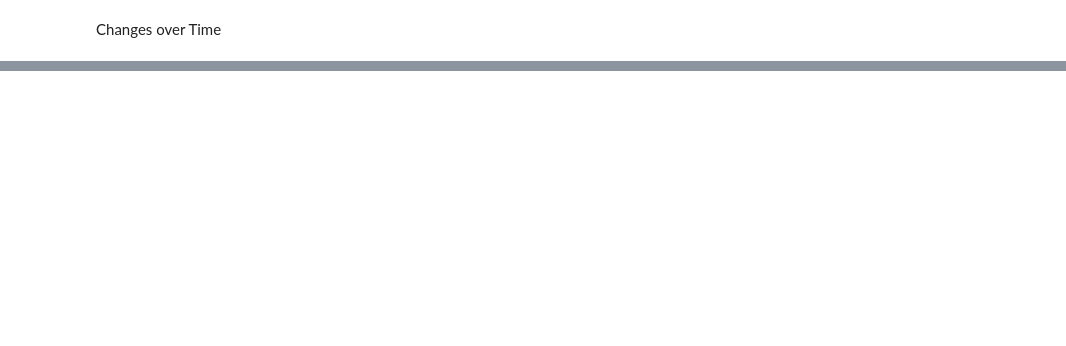
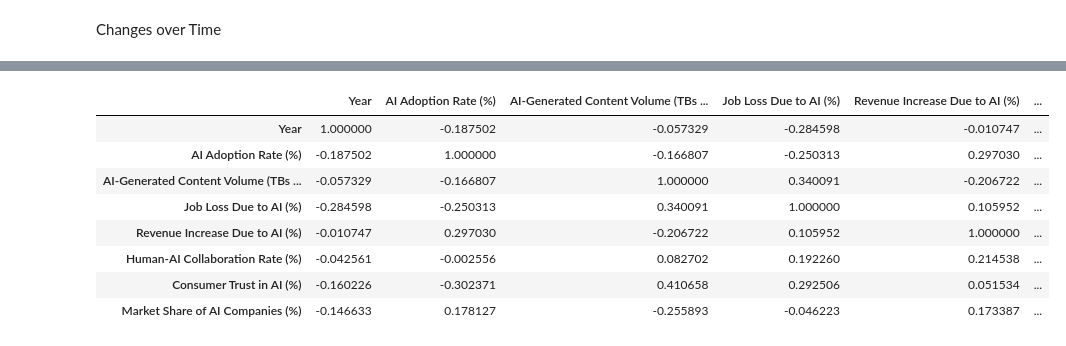
Before and after one commit to SaanvikaVanga/FTI-DSRP-AI_Impact_Research, a Jupyter notebook: Code_For_AI_Impact_Research.ipynb, the cells around one changed output, grey strips where cells are left out. Drawn from its saved outputs; the diff is of its cells as text; code cells hidden in the pictures; blank space fills up the shorter version.

```diff
--- a/Code_For_AI_Impact_Research.ipynb
+++ b/Code_For_AI_Impact_Research.ipynb
@@ -268,0 +434,12 @@ for i in cols:
+# %%
+gaming_df.corr(numeric_only=True)
+# %% [output]
+|  | Year | AI Adoption Rate (%) | AI-Generated Content Volume (TBs ... | Job Loss Due to AI (%) | Revenue Increase Due to AI (%) | ... |
+| Year | 1.000000 | -0.187502 | -0.057329 | -0.284598 | -0.010747 | ... |
+| AI Adoption Rate (%) | -0.187502 | 1.000000 | -0.166807 | -0.250313 | 0.297030 | ... |
+| AI-Generated Content Volume (TBs ... | -0.057329 | -0.166807 | 1.000000 | 0.340091 | -0.206722 | ... |
+| Job Loss Due to AI (%) | -0.284598 | -0.250313 | 0.340091 | 1.000000 | 0.105952 | ... |
+| Revenue Increase Due to AI (%) | -0.010747 | 0.297030 | -0.206722 | 0.105952 | 1.000000 | ... |
+| Human-AI Collaboration Rate (%) | -0.042561 | -0.002556 | 0.082702 | 0.192260 | 0.214538 | ... |
+| Consumer Trust in AI (%) | -0.160226 | -0.302371 | 0.410658 | 0.292506 | 0.051534 | ... |
+| Market Share of AI Companies (%) | -0.146633 | 0.178127 | -0.255893 | -0.046223 | 0.173387 | ... |
```
Also changed, not shown: parts of 25 cells of this notebook.
